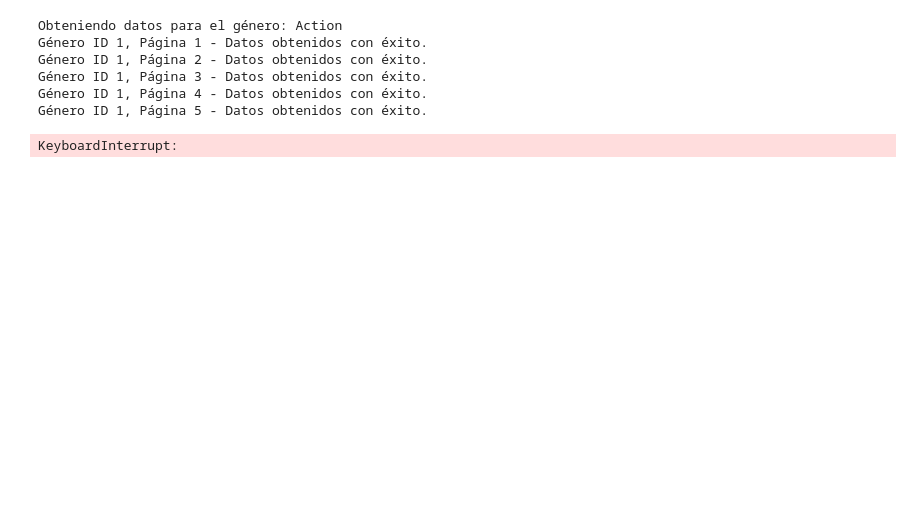
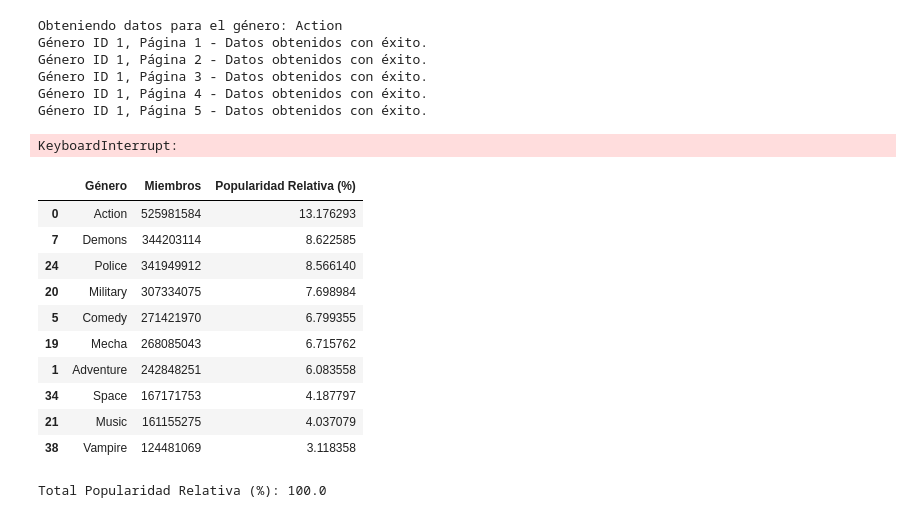
Before and after one commit to VAMarques/Proyecto-Grupo-12, a Jupyter notebook: popularidad.ipynb, the cells around one changed output. Cells and saved outputs as stored; diff of their text form; code cells hidden in the pictures; blank space fills up the shorter version.

```diff
--- a/popularidad.ipynb
+++ b/popularidad.ipynb
@@ -116,3 +189,29 @@ Género ID 1, Página 5 - Datos obtenidos con éxito.
 KeyboardInterrupt:
 # %%
 df_popularidad
+# %%
+import pandas as pd
+
+# Celda 2: Cargar el archivo .pkl
+df_pop = pd.read_pickle("df_popularidad.pkl")
+df_pop.head()
+
+# Celda 4: Ordenar de mayor a menor por la columna de popularidad
+# (ajusta el nombre de la columna si es distinto, ej: "popularidad" o "porcentaje")
+df_sorted = df_pop.sort_values(by="Popularidad Relativa (%)", ascending=False)
+
+
+# Celda 5: Mostrar solo el top 10
+df_sorted.head(10)
+# %% [output]
+|  | Género | Miembros | Popularidad Relativa (%) |
+| 0 | Action | 525981584 | 13.176293 |
+| 7 | Demons | 344203114 | 8.622585 |
+| 24 | Police | 341949912 | 8.566140 |
+| 20 | Military | 307334075 | 7.698984 |
+| 5 | Comedy | 271421970 | 6.799355 |
+| 19 | Mecha | 268085043 | 6.715762 |
+| 1 | Adventure | 242848251 | 6.083558 |
+| 34 | Space | 167171753 | 4.187797 |
+| 21 | Music | 161155275 | 4.037079 |
+| 38 | Vampire | 124481069 | 3.118358 |
@@ -118,0 +222,7 @@ df_popularidad
+# %%
+# Sumar los valores de la columna "Popularidad Relativa (%)"
+total_popularidad = df_sorted["Popularidad Relativa (%)"].sum()
+
+print(f"Total Popularidad Relativa (%): {total_popularidad}")
+# %% [output]
+Total Popularidad Relativa (%): 100.0
```
Also changed, not shown: parts of 5 cells of this notebook, 1 other file.
